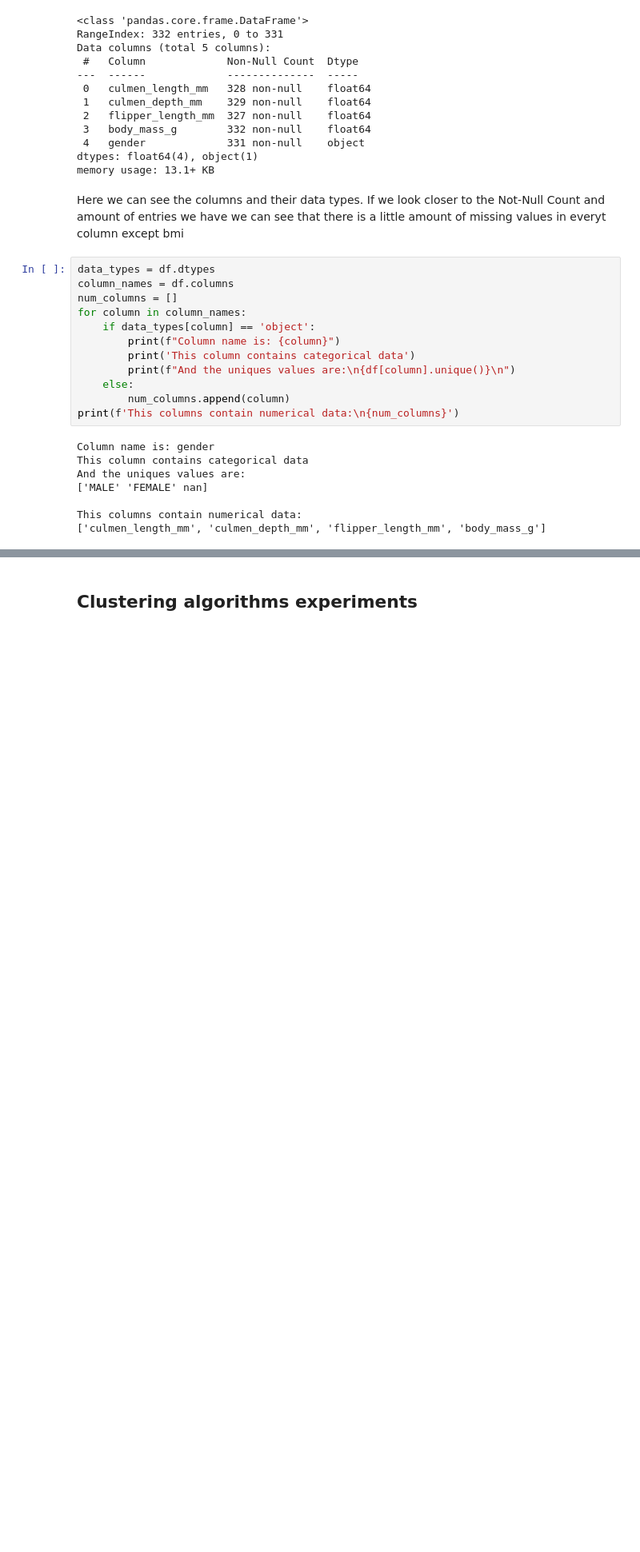
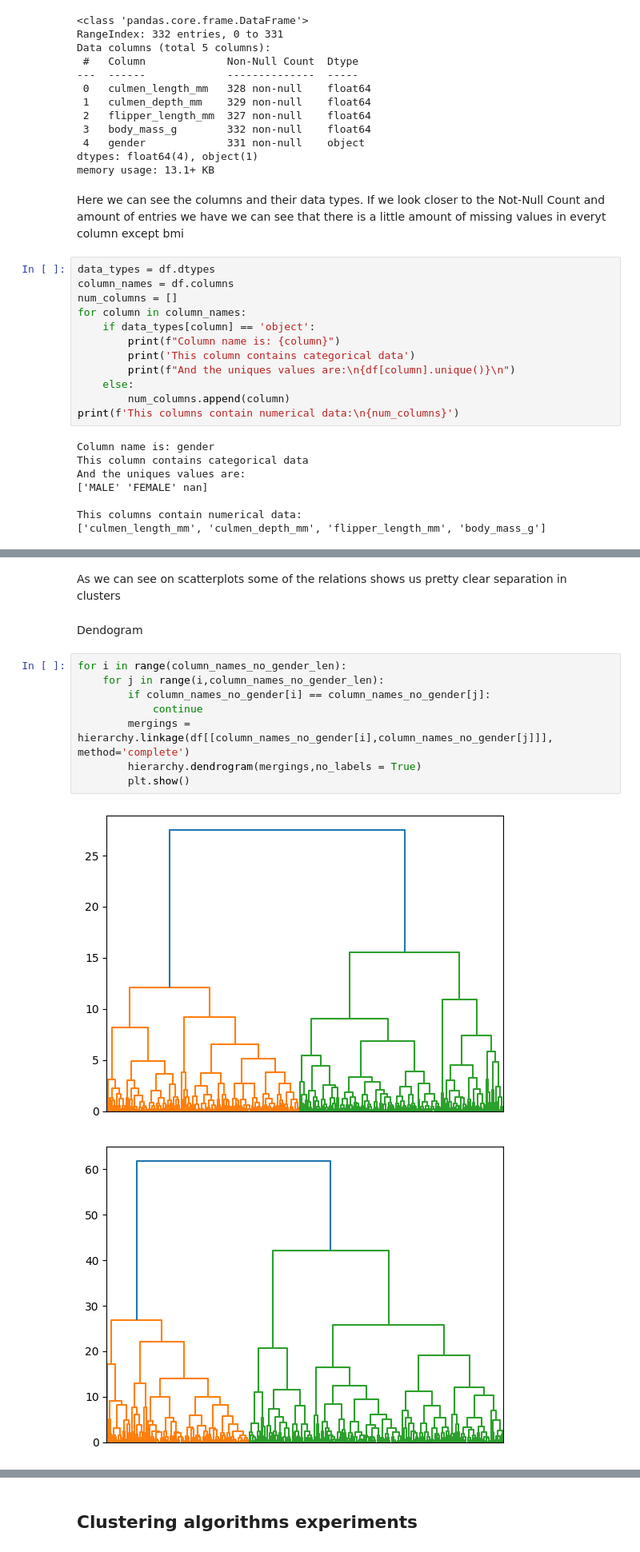
Before and after one commit to Bladwark/Penguins, a Jupyter notebook: penguins_type_analysis.ipynb, the cells around one changed output, grey strips where cells are left out. Shown at 80% size. Cells and saved outputs as stored; diff of their text form; blank space fills up the shorter version.

```diff
--- a/penguins_type_analysis.ipynb
+++ b/penguins_type_analysis.ipynb
@@ -76,0 +215,15 @@ As we can see the only gender column is the one that we will have to encode. It
+# %% [markdown]
+As we can see on scatterplots some of the relations shows us pretty clear separation in clusters
+# %% [markdown]
+Dendogram
+# %%
+for i in range(column_names_no_gender_len):
+    for j in range(i,column_names_no_gender_len):
+        if column_names_no_gender[i] == column_names_no_gender[j]:
+            continue
+        mergings = hierarchy.linkage(df[[column_names_no_gender[i],column_names_no_gender[j]]], method='complete')
+        hierarchy.dendrogram(mergings,no_labels = True)
+        plt.show()
+# %% [output]
+[figure, added]
+[figure, added]
```
Also changed, not shown: parts of 83 cells of this notebook.
